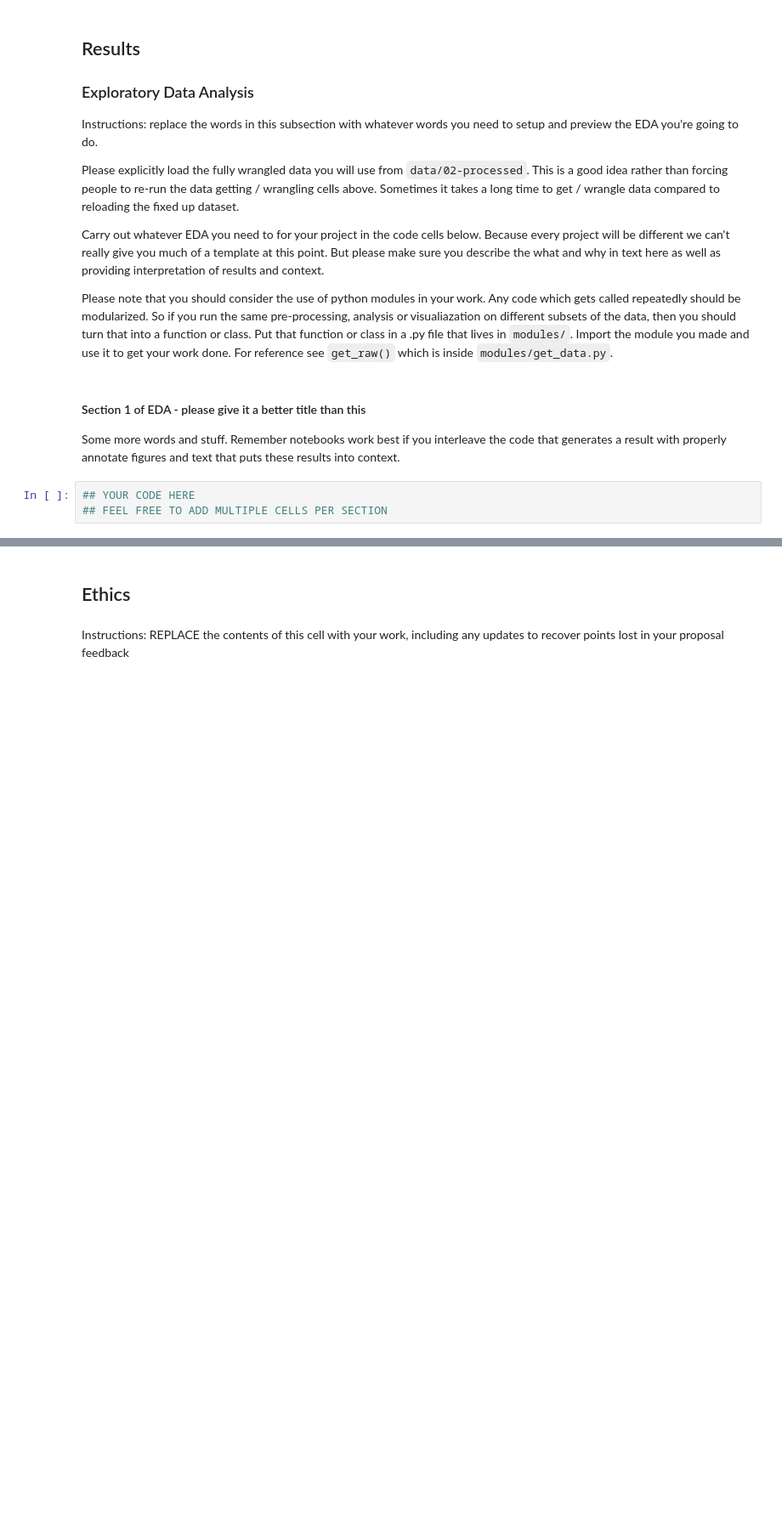
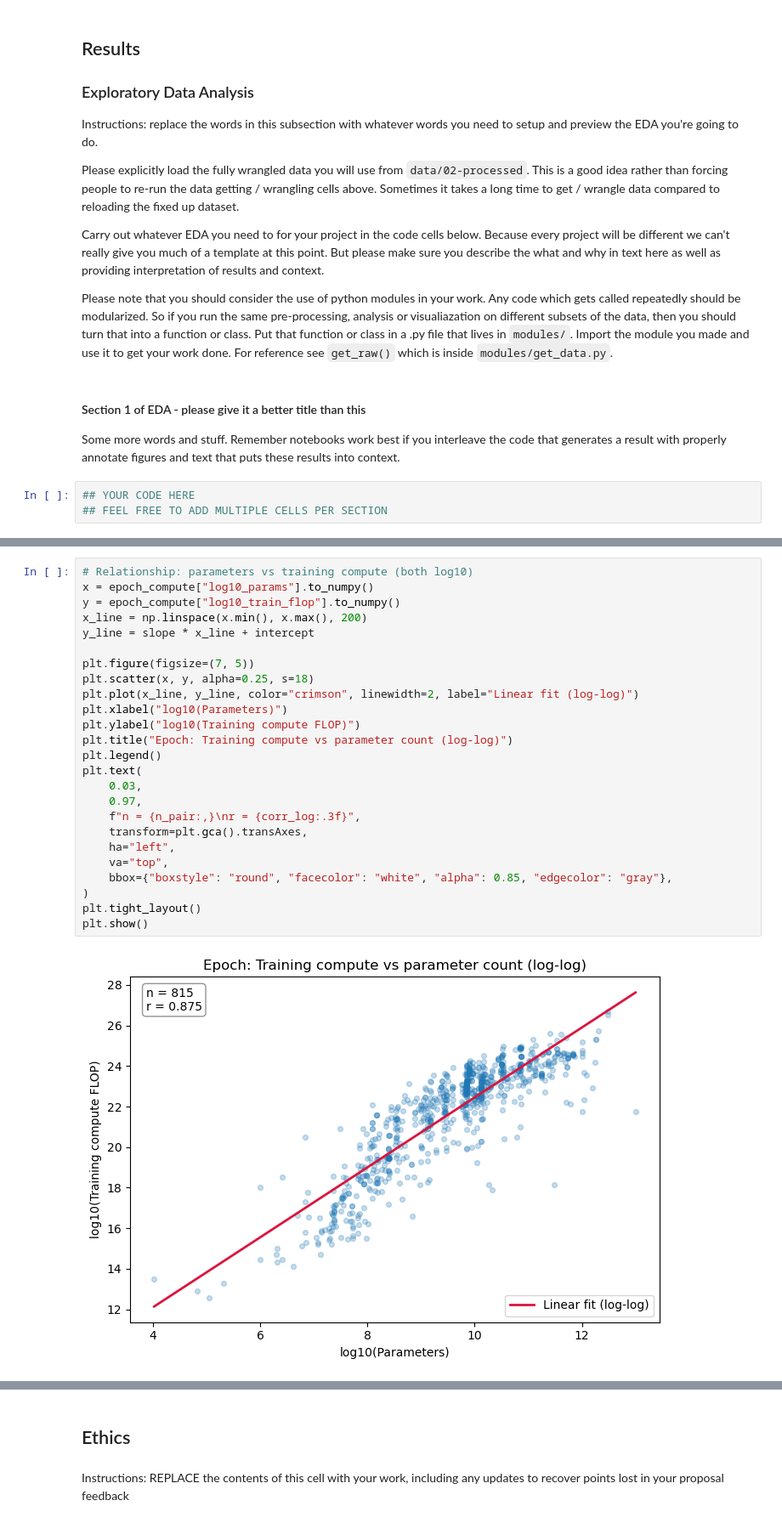
Before and after one commit to COGS108/Group090_WI26, a Jupyter notebook: 02-EDACheckpoint.ipynb, the cells around one changed output, grey strips where cells are left out. Shown at 85% size. Drawn from its saved outputs; the diff is of its cells as text; blank space fills up the shorter version.

```diff
--- a/02-EDACheckpoint.ipynb
+++ b/02-EDACheckpoint.ipynb
@@ -197,0 +195,27 @@ plt.show()
+# %%
+# Relationship: parameters vs training compute (both log10)
+x = epoch_compute["log10_params"].to_numpy()
+y = epoch_compute["log10_train_flop"].to_numpy()
+x_line = np.linspace(x.min(), x.max(), 200)
+y_line = slope * x_line + intercept
+
+plt.figure(figsize=(7, 5))
+plt.scatter(x, y, alpha=0.25, s=18)
+plt.plot(x_line, y_line, color="crimson", linewidth=2, label="Linear fit (log-log)")
+plt.xlabel("log10(Parameters)")
+plt.ylabel("log10(Training compute FLOP)")
+plt.title("Epoch: Training compute vs parameter count (log-log)")
+plt.legend()
+plt.text(
+    0.03,
+    0.97,
+    f"n = {n_pair:,}\nr = {corr_log:.3f}",
+    transform=plt.gca().transAxes,
+    ha="left",
+    va="top",
+    bbox={"boxstyle": "round", "facecolor": "white", "alpha": 0.85, "edgecolor": "gray"},
+)
+plt.tight_layout()
+plt.show()
+# %% [output]
+[figure, added]
```
Also changed, not shown: parts of 14 cells of this notebook.
